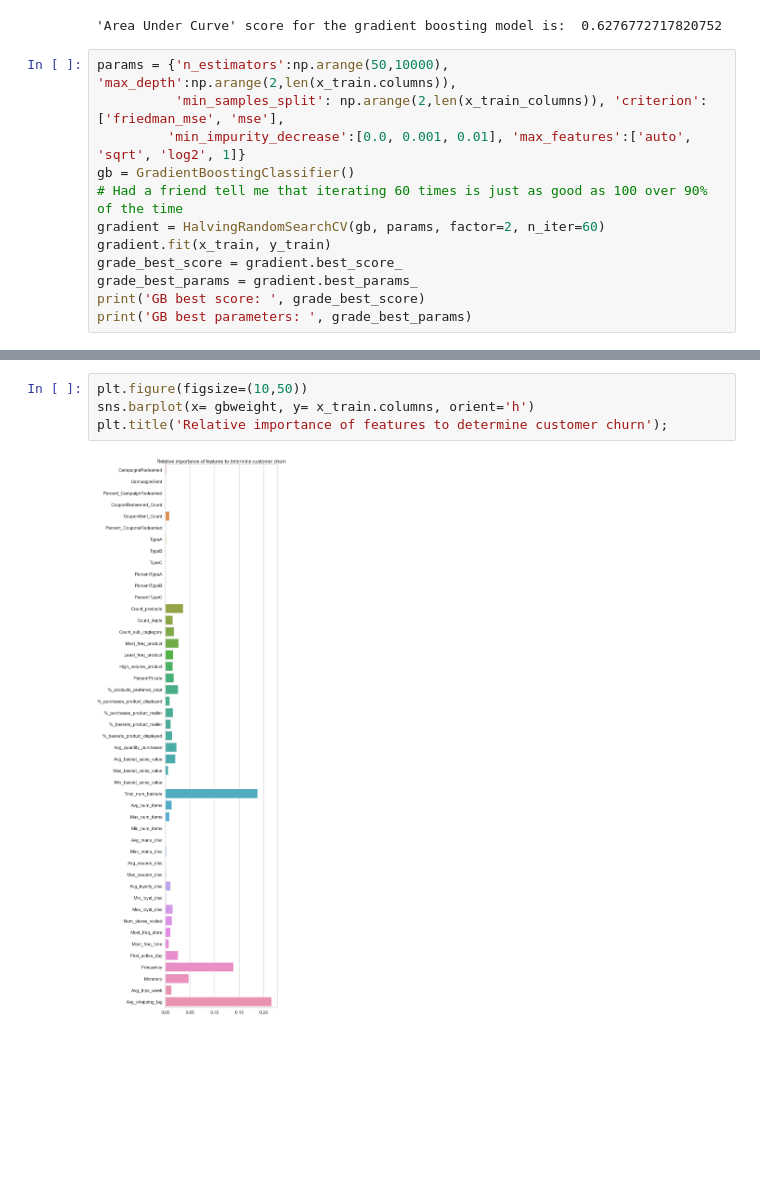
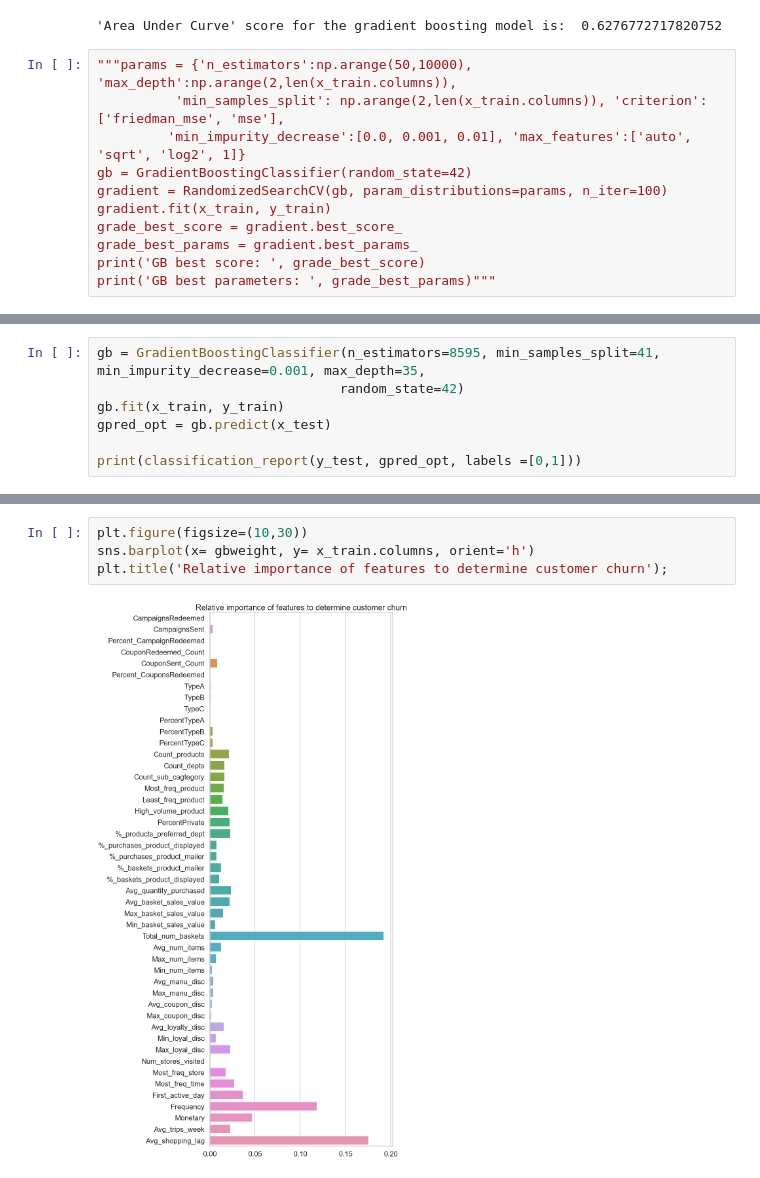
Before and after one commit to NickD-Dean/Springboard, a Jupyter notebook: Capstone Project 3/Code/Churn Prediction & Analysis.ipynb, the cells around one changed output, grey strips where cells are left out. Cells and saved outputs as stored; diff of their text form; blank space fills up the shorter version.

```diff
--- a/Capstone Project 3/Code/Churn Prediction & Analysis.ipynb
+++ b/Capstone Project 3/Code/Churn Prediction & Analysis.ipynb
@@ -332,14 +332,13 @@ print('\'Area Under Curve\' score for the gradient boosting model is: ', str(roc
 # %% [output]
 'Area Under Curve' score for the gradient boosting model is:  0.6276772717820752
 # %%
-params = {'n_estimators':np.arange(50,10000), 'max_depth':np.arange(2,len(x_train.columns)),
-          'min_samples_split': np.arange(2,len(x_train_columns)), 'criterion':['friedman_mse', 'mse'],
+"""params = {'n_estimators':np.arange(50,10000), 'max_depth':np.arange(2,len(x_train.columns)),
+          'min_samples_split': np.arange(2,len(x_train.columns)), 'criterion':['friedman_mse', 'mse'],
          'min_impurity_decrease':[0.0, 0.001, 0.01], 'max_features':['auto', 'sqrt', 'log2', 1]}
-gb = GradientBoostingClassifier()
-# Had a friend tell me that iterating 60 times is just as good as 100 over 90% of the time
-gradient = HalvingRandomSearchCV(gb, params, factor=2, n_iter=60)
+gb = GradientBoostingClassifier(random_state=42)
+gradient = RandomizedSearchCV(gb, param_distributions=params, n_iter=100)
 gradient.fit(x_train, y_train)
 grade_best_score = gradient.best_score_
 grade_best_params = gradient.best_params_
 print('GB best score: ', grade_best_score)
-print('GB best parameters: ', grade_best_params)
+print('GB best parameters: ', grade_best_params)"""
@@ -345,0 +347,7 @@ print('GB best parameters: ', grade_best_params)
+# %%
+gb = GradientBoostingClassifier(n_estimators=8595, min_samples_split=41, min_impurity_decrease=0.001, max_depth=35,
+                               random_state=42)
+gb.fit(x_train, y_train)
+gpred_opt = gb.predict(x_test)
+
+print(classification_report(y_test, gpred_opt, labels =[0,1]))
@@ -367,7 +386,7 @@ Avg_basket_sales_value       0.020510
 dtype: float64
 # %%
-plt.figure(figsize=(10,50))
+plt.figure(figsize=(10,30))
 sns.barplot(x= gbweight, y= x_train.columns, orient='h')
 plt.title('Relative importance of features to determine customer churn');
 # %% [output]
-[figure, old version]
+[figure, new version]
```
Also changed, not shown: parts of 6 cells of this notebook.
